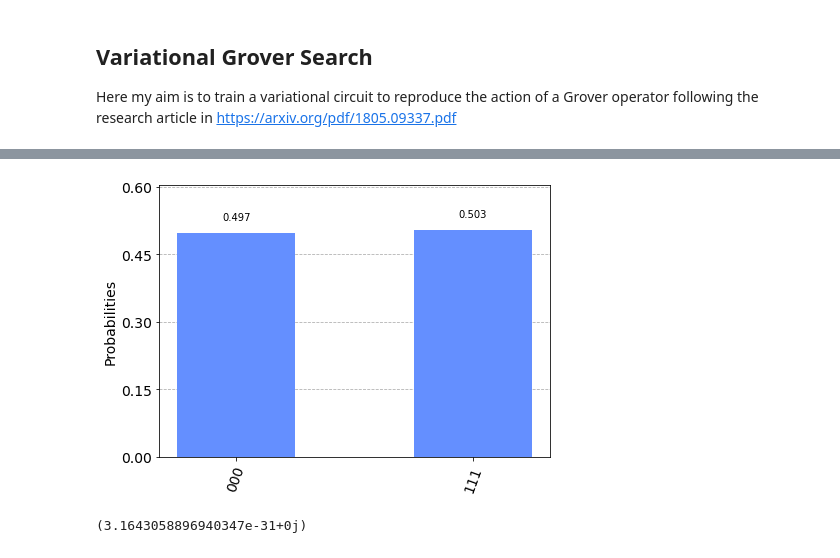
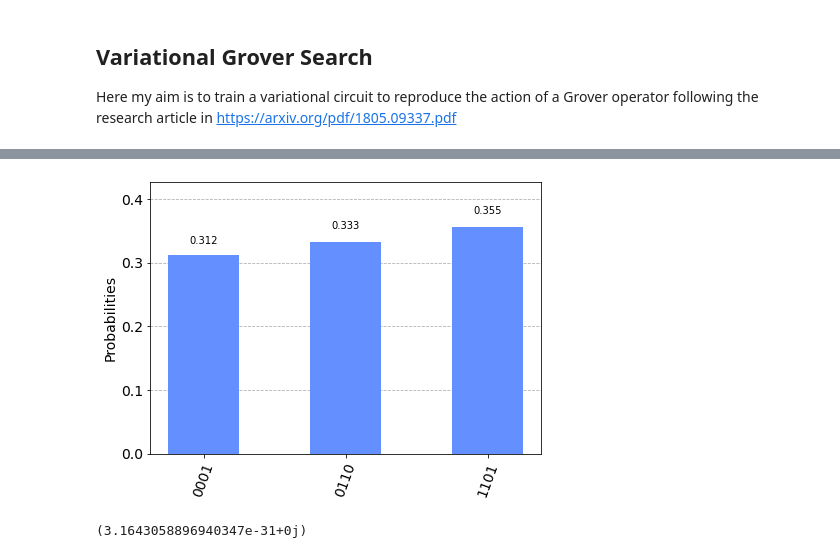
Before and after one commit to speQtrum/QulabsWorkspace-Rajarshi, a Jupyter notebook: VariationalGroverSearch.ipynb, the cells around one changed output, grey strips where cells are left out. Cells and saved outputs as stored; diff of their text form; code cells hidden in the pictures.

```diff
--- a/VariationalGroverSearch.ipynb
+++ b/VariationalGroverSearch.ipynb
@@ -159,13 +164,14 @@ def var_grover_circuit(patterns, params,  init= 'all+', init_state_prep = None,
 
     nq = len(patterns[0])
     qreg = QuantumRegister(nq , name= 'qreg')
-    creg = ClassicalRegister(nq , name= 'creg')
-    qc = QuantumCircuit(qreg, creg)
+    # creg = ClassicalRegister(nq , name= 'creg')
+    # qc = QuantumCircuit(qreg, creg)
+    qc =QuantumCircuit(qreg)
 
     if init== 'all+': qc.h(qreg)
     ## todo: add generalizability to prepare init state arbitraliy
 
-    projector_init, projector_good = var_grover_projectors(patterns, init= 'all')
+    projector_init, projector_good = var_grover_projectors(patterns, init= 'all+')
     unitary_good = [ HamiltonianGate(projector_good, -1*alpha, label='U_good: '+ str(alpha)) for alpha in alphas ]
     unitary_init = [ HamiltonianGate(projector_init, -1*beta, label= 'U_init: '+ str(beta)) for beta in betas]
 
@@ -180,11 +186,13 @@ def var_grover_get_expectation( params, patterns ,method= 'stv', shots= 1024):
     alphas = params[:p]
     betas = params[p:]
 
+
     if len(alphas) != len(betas):
         raise ValueError("alpha beta has incompatible length")
 
     projector_init, projector_good = var_grover_projectors(patterns)
     qc = var_grover_circuit(patterns, params)
+    nq = qc.num_qubits
 
     if method == 'stv' :
         job = execute(qc, backend= stv, shots= shots)
@@ -205,0 +206,9 @@ len(patterns[0])
+# %%
+
+global patterns
+patterns = [ '0001', '1101', '0110']
+# alphas, betas = [pi], [pi]
+# params = alphas + betas
+
+steps = 5
+params = np.random.rand(2*steps)
@@ -209,8 +240,8 @@ len(patterns[0])
 # optimizer.optimize(len(params), var_grover_get_expectation(params, patterns) , initial_point= params)
 
 ## optimization subroutine : scipy
-steps = 1
-result = minimize( var_grover_get_expectation, np.random.rand(2*steps) , (patterns, ) , method= 'COBYLA' )
+# steps = 5
+result = minimize( var_grover_get_expectation, np.random.rand(2*steps) , (patterns ) , method= 'COBYLA' )
 # %%
 ## trial ~ variational grover operator
 qc = var_grover_circuit(patterns, result.x )
@@ -227,10 +267,10 @@ creg: 3/════════════════════════
 # %%
-qc.measure(qreg, creg)
+qc.measure_all()
 counts = execute(qc, backend= qsm, shots= 1024).result().get_counts()
 plot_histogram(counts)
 # counts
 # %% [output]
-[figure, old version]
+[figure, new version]
 # %%
 # patterns = [ '000', '111']
 # # states_good = []
```
Also changed, not shown: parts of 7 cells of this notebook.
